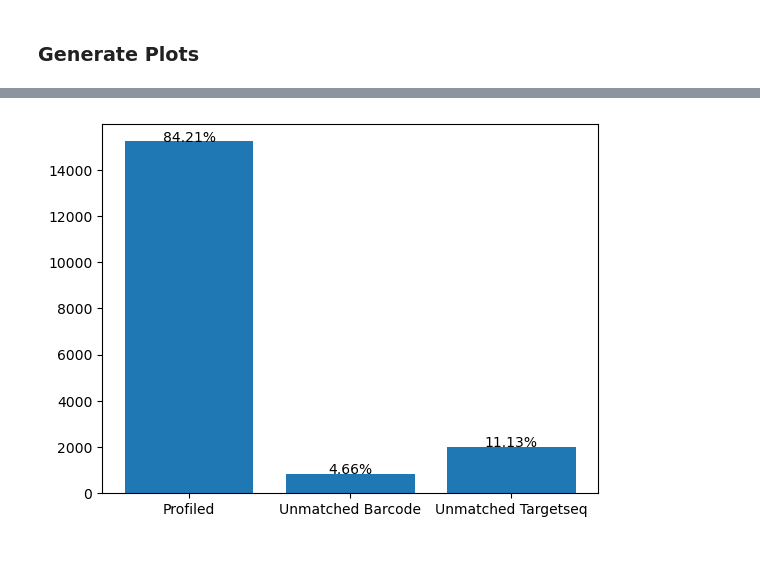
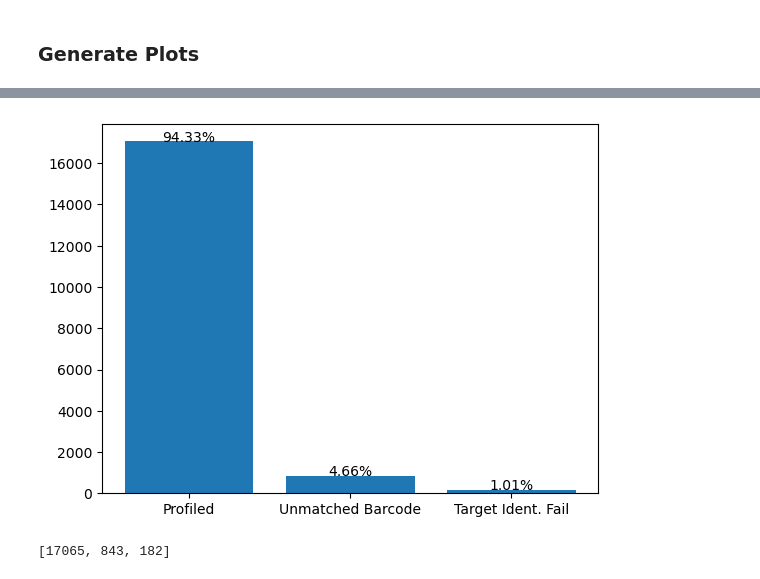
Before and after one commit to sarloet/CRISPR_Validation, a Jupyter notebook: script.ipynb, the cells around one changed output, grey strips where cells are left out. Cells and saved outputs as stored; diff of their text form; code cells hidden in the pictures.

Commit message:
Add Alignement
Add Alignement for improved target identification

```diff
--- a/script.ipynb
+++ b/script.ipynb
@@ -156,7 +188,7 @@ file_path =os.path.join(input_path, 'library.fastq')
 ### Run Code
 # %%
 # Generate frequency matrices
-matrices_freq,unmatched_barcode,unmatched_target,total_seq = getFreqMat( barcodes, file_path, target)
+matrices_freq,unmatched_barcode,unmatched_target,total_seq = getFreqMat( barcodes, file_path, target_pattern,reference,ntIndex)
 # %% [markdown]
 ### Generate Plots
 # %%
@@ -169,11 +201,15 @@ createHeatmap(matrices_freq, output_path)
 # %%
 # Barchart showcasing distribution of unaccounted reads
 
 counts=[total_seq-len(unmatched_target)-len(unmatched_barcode),len(unmatched_barcode),len(unmatched_target)]
 percentage = [round(i/sum(counts)*100, 2) for i in counts]
-labels= ['Profiled','Unmatched Barcode','Unmatched Targetseq']
+labels= ['Profiled','Unmatched Barcode','Target Ident. Fail']
 
 plt.bar(labels, counts)
 for i in range(0,len(counts)):plt.text(i,counts[i], f"{percentage[i]:.2f}%", color='black', ha="center")
 # %% [output]
-[figure, old version]
+[figure, new version]
+# %%
+print(counts)
+# %% [output]
+[17065, 843, 182]
```
Also changed, not shown: parts of 4 cells of this notebook, 4 other files.
